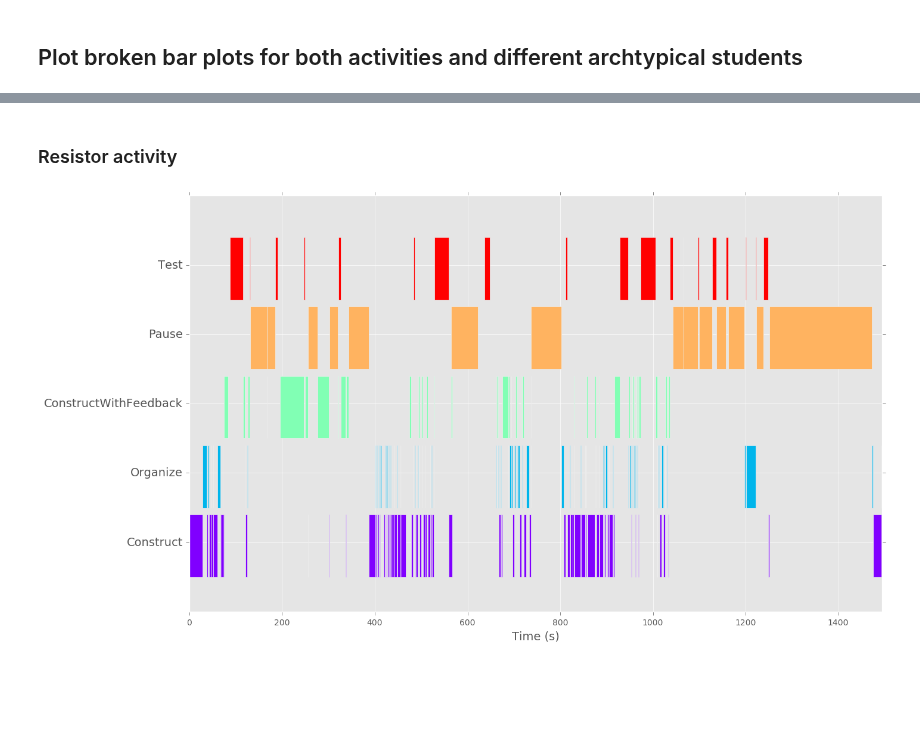
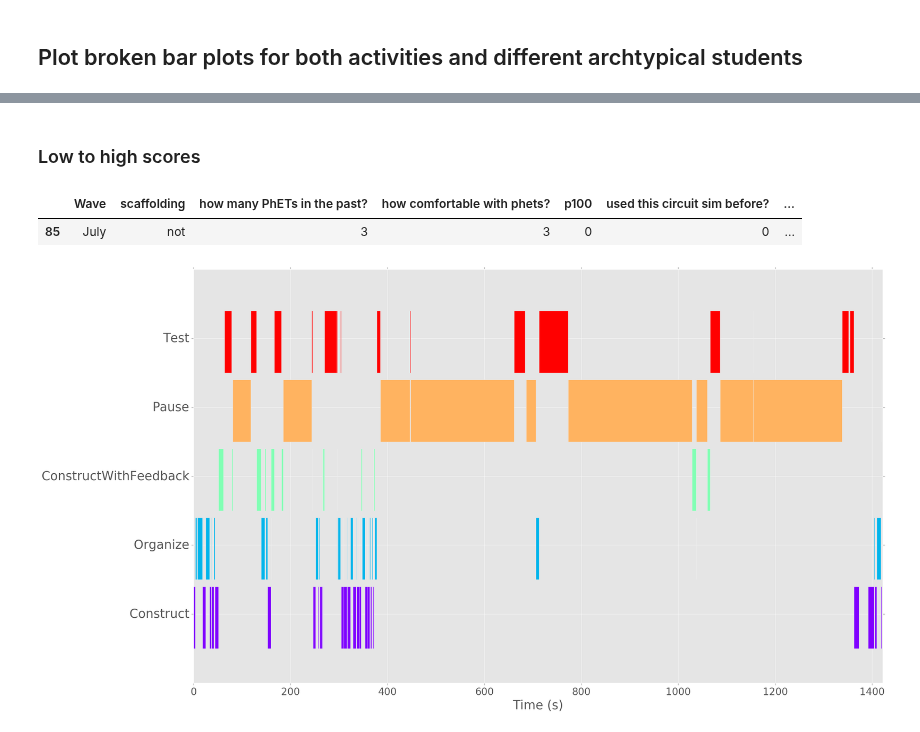
Before and after one commit to sperez8/Phet-log-analyzer, a Jupyter notebook: cck/sequence_heatmap_maker.ipynb, the cells around one changed output, grey strips where cells are left out. Cells and saved outputs as stored; diff of their text form; code cells hidden in the pictures; blank space fills up the shorter version.

```diff
--- a/cck/sequence_heatmap_maker.ipynb
+++ b/cck/sequence_heatmap_maker.ipynb
@@ -11,9 +11,12 @@ from functions import *
 from random import shuffle
 from random import seed
 np.set_printoptions(precision=2)
+pd.set_option('display.max_columns', None)
+pd.set_option('display.max_rows', None)
 pd.set_option('precision', 2)
 %matplotlib inline
 matplotlib.style.use('ggplot')
+matplotlib.rcParams['figure.figsize'] = 25, 15
 # %% [markdown]
 ### Loading the data
 # %%
@@ -62,9 +65,11 @@ def get_blocks_withTime(df, students, add_spaces = False, ignore = [], start = T
     for student in students:
         sequence =  list(df[df['student']==student]['Family'])
         time_stamps =  list(df[df['student']==student]['Time Stamp'])
-        time_stamps = (time_stamps - min(time_stamps))/1000  #human readable seconds
+        time_stamps = (time_stamps - min(time_stamps))/1000.  #human readable seconds
         time_coord=[]  #coordinate array for broken bar plot, takes array of (start time, duration)
         p = re.compile(r'(.)\1*')  #this regex finds all action blocks of length 1+
+        #print ''.join([convert(action,ignore) for action in sequence])
+        #print time_stamps
         #use finditer to return a sequence of matches as an iterator
         for match in p.finditer(''.join([convert(action,ignore) for action in sequence])):
             ind = match.span()  #this gives start and end of matched block
@@ -73,6 +78,7 @@ def get_blocks_withTime(df, students, add_spaces = False, ignore = [], start = T
             else:
                 duration = time_stamps[ind[1]] - time_stamps[ind[0]]
             time_coord.append((time_stamps[ind[0]],duration))
+            #print match.group(), match.span(), duration
         #actual regex that converts block of similar actions to just one action
         block = re.sub(r'(.)\1+', r'\1',''.join([convert(action,ignore) for action in sequence]))
         if add_spaces:
@@ -91,7 +97,6 @@ def plot_barGraph(ACTIVITY, studentID, pltFamilies):
     #create figure and axes
     fig, ax = plt.subplots()
     #set figure size
-    matplotlib.rcParams['figure.figsize'] = 15, 9
     #need this to convert desired action families back to letter code
     def convert(action,ignore):
             if action[0] in ignore:
@@ -113,9 +118,10 @@ def plot_barGraph(ACTIVITY, studentID, pltFamilies):
 
     ax.set_ylim(5, len(pltFamilies)*10+15)
     ax.set_xlim(0, time_coord[-1][0]+time_coord[-1][1]+2)
-    ax.set_xlabel('Time (s)', fontsize=14)
+    ax.set_xlabel('Time (s)', fontsize=25)
+    ax.xaxis.set_tick_params(labelsize=20)
     ax.set_yticks(range(15,len(pltFamilies)*10+15,10))
-    ax.set_yticklabels(pltFamilies, fontsize=14)
+    ax.set_yticklabels(pltFamilies, fontsize=25)
     ax.grid(True)
 
     plt.show()
@@ -138,6 +159,11 @@ plot_barGraph('a1',3591123, pltFamilies) #worst learning gain student
-# %% [markdown]
-### Resistor activity
+# %% [markdown]
+### Low to high scores
+# %%
+df_scores[df_scores["student"]==86170104]  #high learning gains (low to high z-scores)
+# %% [output]
+|  | Wave | scaffolding | how many PhETs in the past? | how comfortable with phets? | p100 | used this circuit sim before? | ... |
+| 85 | July | not | 3 | 3 | 0 | 0 | ... |
 # %%
-plot_barGraph('a2', 94792123, pltFamilies)  #largest learning gain student
+plot_barGraph('a2', 86170104, pltFamilies)
 # %% [output]
-[figure, old version]
+[figure, new version]
```
Also changed, not shown: parts of 22 cells of this notebook.
